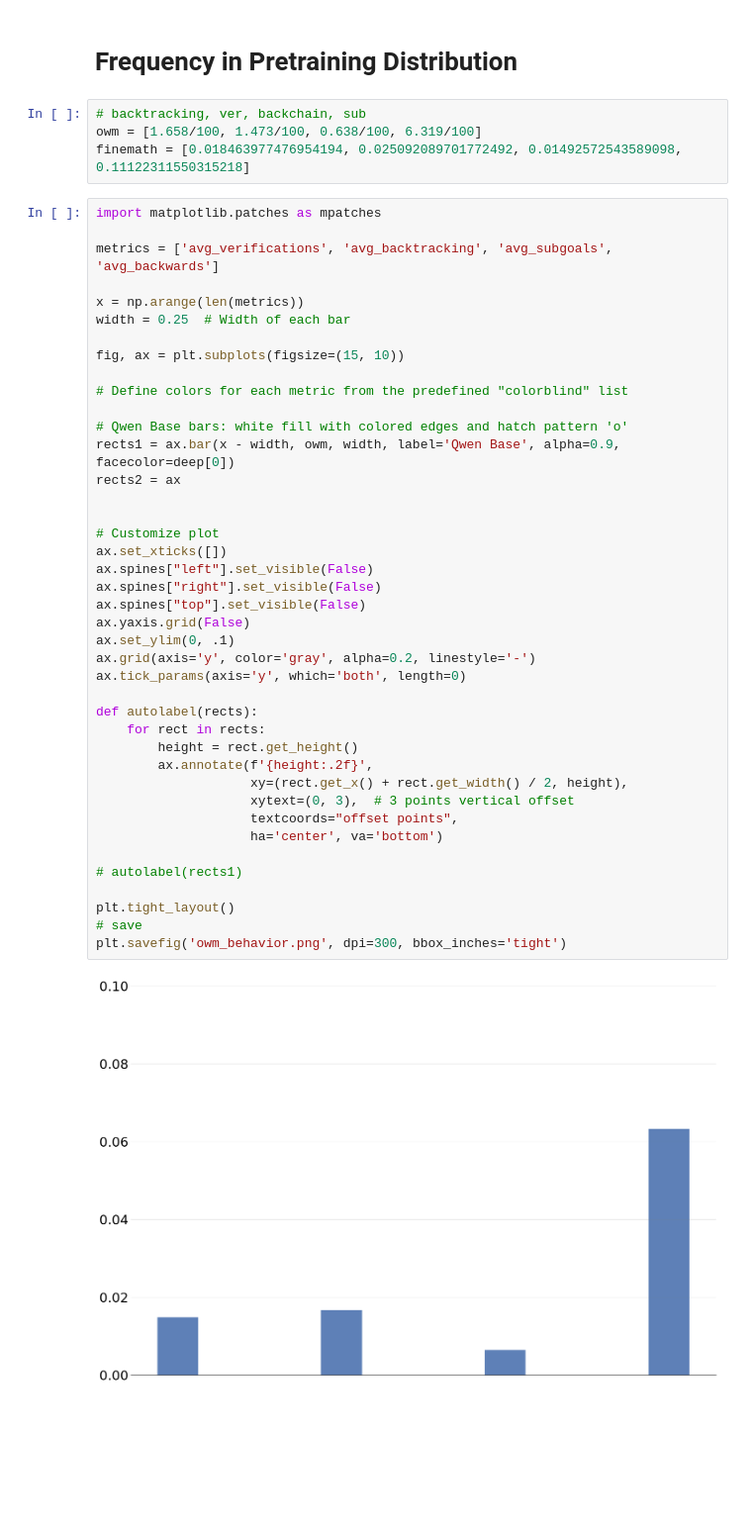
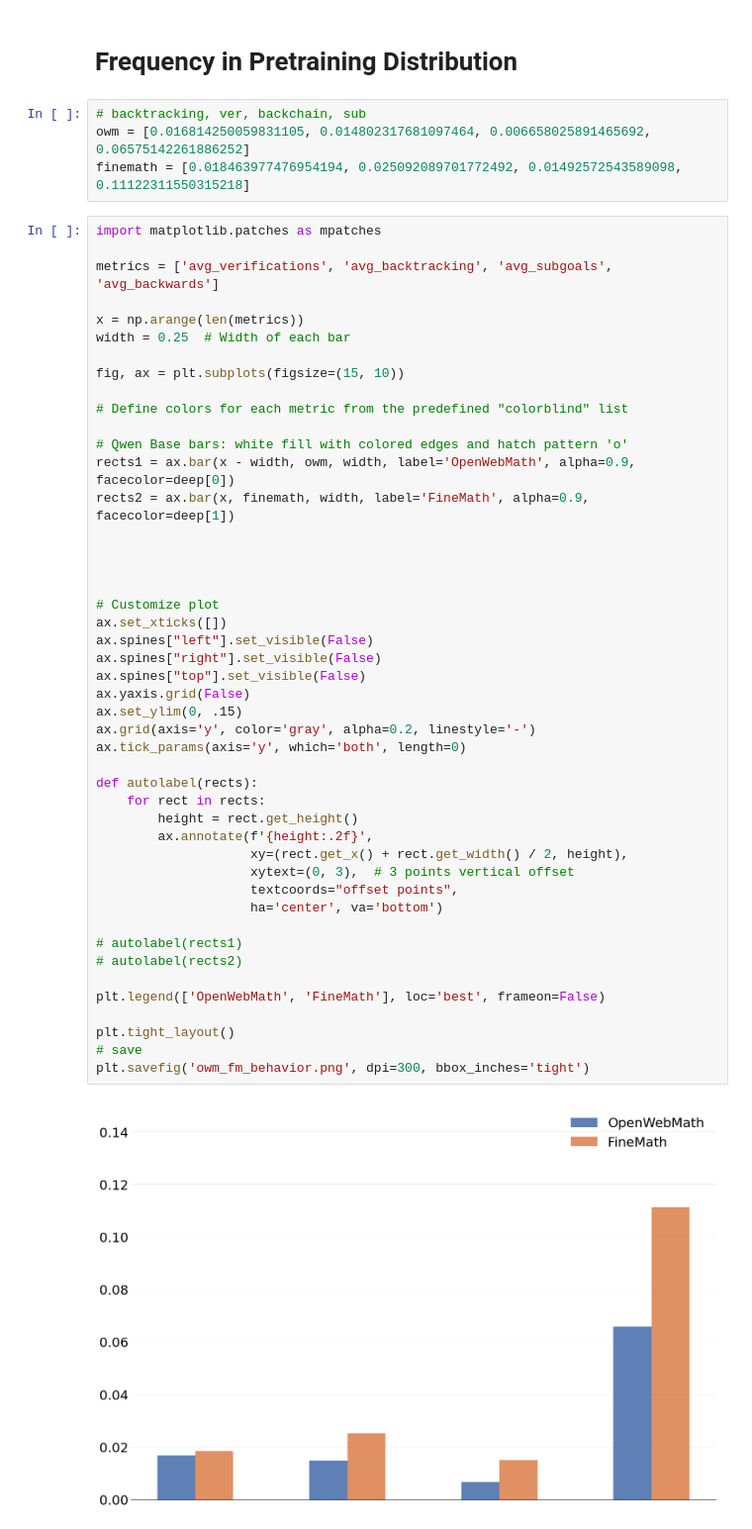
Before and after one commit to kanishkg/TinyZero, a Jupyter notebook: plots/plot_pretrain.ipynb, the cells around one changed output. Shown: that part at 99% size. Drawn from its saved outputs; the diff is of its cells as text; blank space fills up the shorter version.

```diff
--- a/plots/plot_pretrain.ipynb
+++ b/plots/plot_pretrain.ipynb
@@ -48,7 +48,7 @@ llama_darker_color = "#5a88c2"
 # Frequency in Pretraining Distribution
 # %%
 # backtracking, ver, backchain, sub
-owm = [1.658/100, 1.473/100, 0.638/100, 6.319/100]
+owm = [0.016814250059831105, 0.014802317681097464, 0.006658025891465692, 0.06575142261886252]
 finemath = [0.018463977476954194, 0.025092089701772492, 0.01492572543589098, 0.11122311550315218]
 # %%
 import matplotlib.patches as mpatches
@@ -61,35 +61,40 @@ width = 0.25  # Width of each bar
 fig, ax = plt.subplots(figsize=(15, 10))
 
 # Define colors for each metric from the predefined "colorblind" list
 
 # Qwen Base bars: white fill with colored edges and hatch pattern 'o'
-rects1 = ax.bar(x - width, owm, width, label='Qwen Base', alpha=0.9, facecolor=deep[0])
-rects2 = ax
+rects1 = ax.bar(x - width, owm, width, label='OpenWebMath', alpha=0.9, facecolor=deep[0])
+rects2 = ax.bar(x, finemath, width, label='FineMath', alpha=0.9, facecolor=deep[1])
+
+
 
 
 # Customize plot
 ax.set_xticks([])
 ax.spines["left"].set_visible(False)
 ax.spines["right"].set_visible(False)
 ax.spines["top"].set_visible(False)
 ax.yaxis.grid(False)
-ax.set_ylim(0, .1)
+ax.set_ylim(0, .15)
 ax.grid(axis='y', color='gray', alpha=0.2, linestyle='-')
 ax.tick_params(axis='y', which='both', length=0)
 
 def autolabel(rects):
     for rect in rects:
         height = rect.get_height()
         ax.annotate(f'{height:.2f}',
                     xy=(rect.get_x() + rect.get_width() / 2, height),
                     xytext=(0, 3),  # 3 points vertical offset
                     textcoords="offset points",
                     ha='center', va='bottom')
 
 # autolabel(rects1)
+# autolabel(rects2)
+
+plt.legend(['OpenWebMath', 'FineMath'], loc='best', frameon=False)
 
 plt.tight_layout()
 # save
-plt.savefig('owm_behavior.png', dpi=300, bbox_inches='tight')
+plt.savefig('owm_fm_behavior.png', dpi=300, bbox_inches='tight')
 # %% [output]
-[figure, old version]
+[figure, new version]
```
Also changed, not shown: 4 other files.
